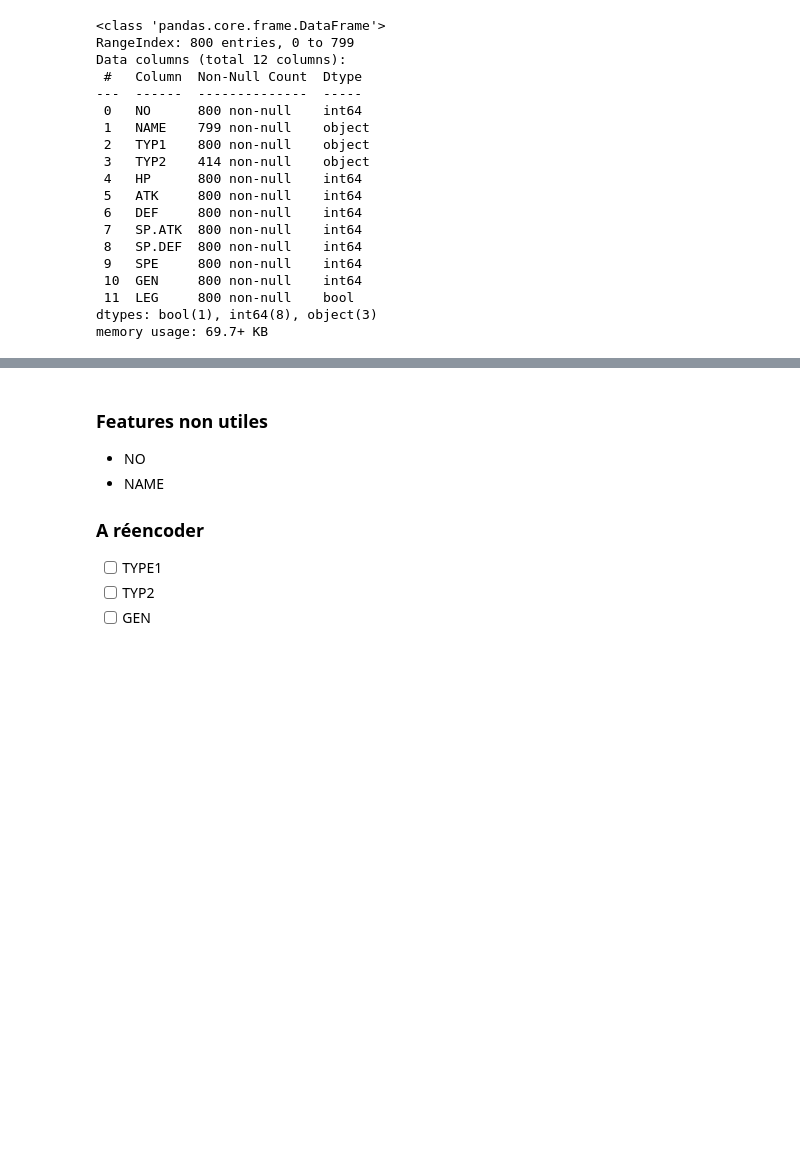
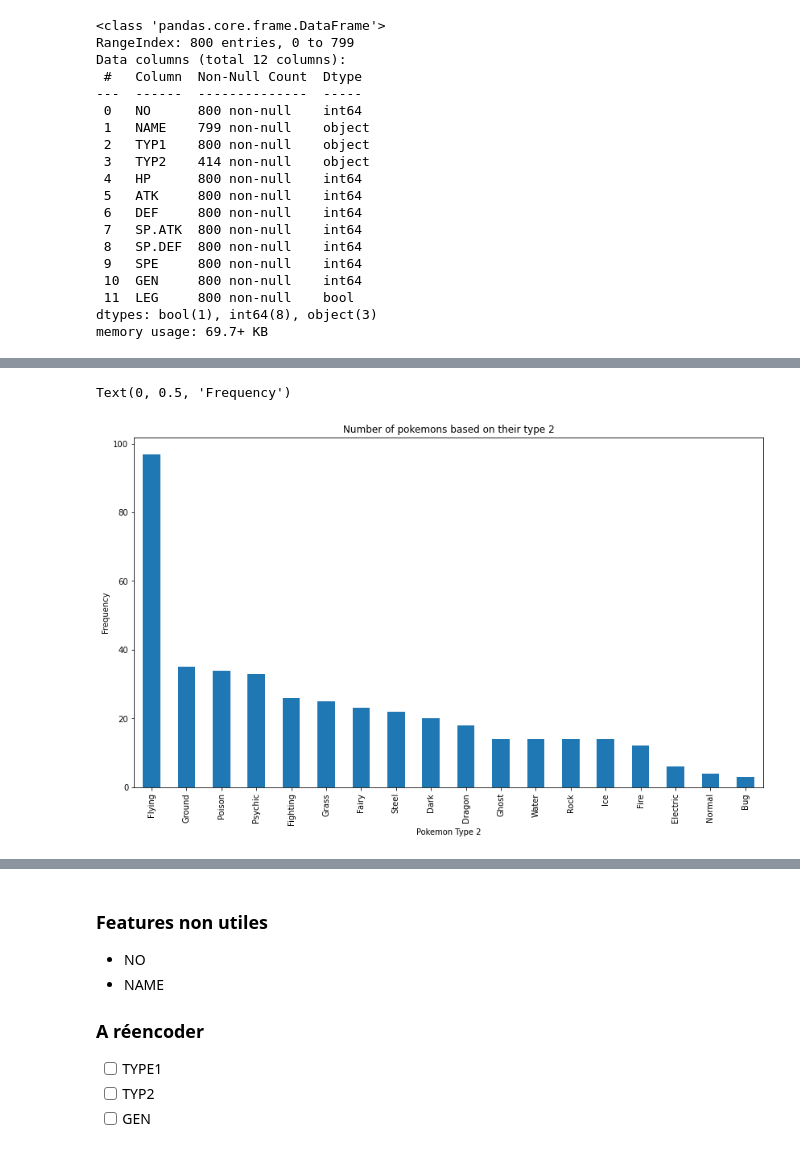
Before and after one commit to ThomasLEBRET/IAS-combatPokemon, a Jupyter notebook: BOUSSOUARFeriel_CORVESTAlex_LEBRETThoams_MANSOURIMarc/projetFinal.ipynb, the cells around one changed output, grey strips where cells are left out. Cells and saved outputs as stored; diff of their text form; code cells hidden in the pictures; blank space fills up the shorter version.

```diff
--- a/BOUSSOUARFeriel_CORVESTAlex_LEBRETThoams_MANSOURIMarc/projetFinal.ipynb
+++ b/BOUSSOUARFeriel_CORVESTAlex_LEBRETThoams_MANSOURIMarc/projetFinal.ipynb
@@ -114,0 +152,9 @@ KeyError: 'Type 1'
+# %%
+ax = dataset['TYP2'].value_counts().plot(kind='bar',
+                                    figsize=(14,8),
+                                    title="Number of pokemons based on their type 2")
+ax.set_xlabel("Pokemon Type 2")
+ax.set_ylabel("Frequency")
+# %% [output]
+Text(0, 0.5, 'Frequency')
+[figure, added]
```
Also changed, not shown: parts of 19 cells of this notebook.
